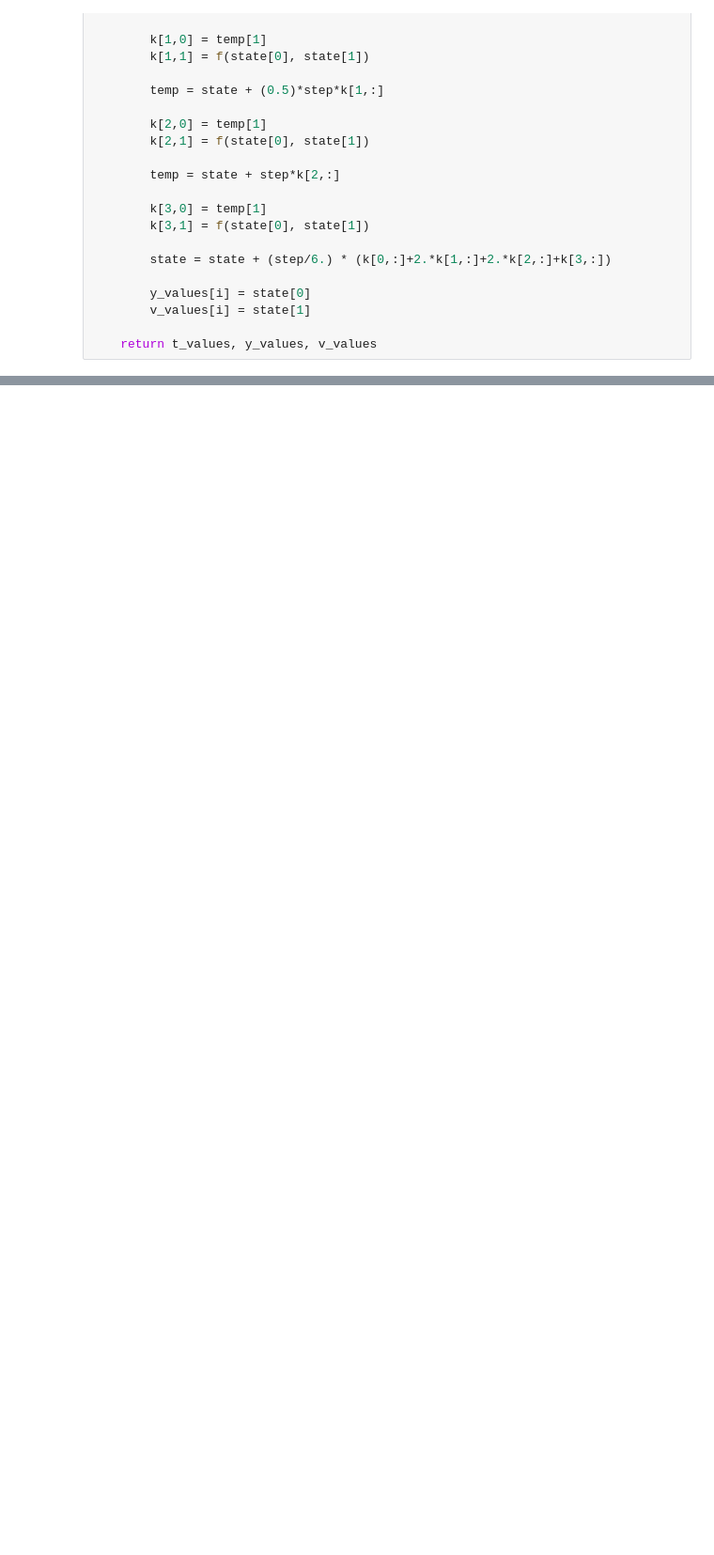
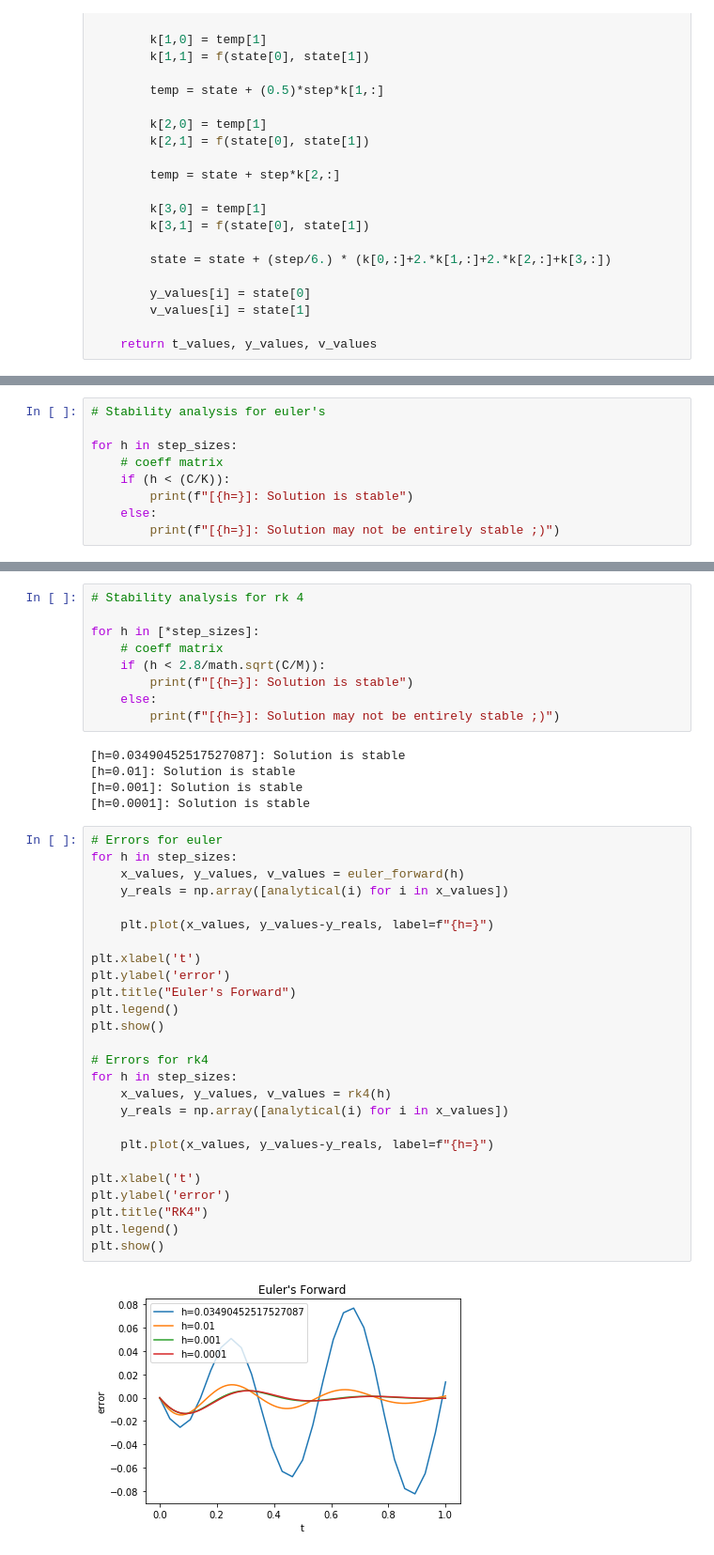
Before and after one commit to GYA-BAc/coe311k, a Jupyter notebook: finals/Part 1.ipynb, the cells around one changed output, grey strips where cells are left out. Shown at 94% size. Drawn from its saved outputs; the diff is of its cells as text; blank space fills up the shorter version.

```diff
--- a/finals/Part 1.ipynb
+++ b/finals/Part 1.ipynb
@@ -117,0 +201,9 @@ Text(0.5, 1.0, 'RK4')
+# %%
+# Stability analysis for euler's
+
+for h in step_sizes:
+    # coeff matrix
+    if (h < (C/K)):
+        print(f"[{h=}]: Solution is stable")
+    else:
+        print(f"[{h=}]: Solution may not be entirely stable ;)")
@@ -117,0 +215,42 @@ Text(0.5, 1.0, 'RK4')
+# %%
+# Stability analysis for rk 4
+
+for h in [*step_sizes]:
+    # coeff matrix
+    if (h < 2.8/math.sqrt(C/M)):
+        print(f"[{h=}]: Solution is stable")
+    else:
+        print(f"[{h=}]: Solution may not be entirely stable ;)")
+# %% [output]
+[h=0.03490452517527087]: Solution is stable
+[h=0.01]: Solution is stable
+[h=0.001]: Solution is stable
+[h=0.0001]: Solution is stable
+# %%
+# Errors for euler
+for h in step_sizes:
+    x_values, y_values, v_values = euler_forward(h)
+    y_reals = np.array([analytical(i) for i in x_values])
+
+    plt.plot(x_values, y_values-y_reals, label=f"{h=}")
+
+plt.xlabel('t')
+plt.ylabel('error')
+plt.title("Euler's Forward")
+plt.legend()
+plt.show()
+
+# Errors for rk4
+for h in step_sizes:
+    x_values, y_values, v_values = rk4(h)
+    y_reals = np.array([analytical(i) for i in x_values])
+
+    plt.plot(x_values, y_values-y_reals, label=f"{h=}")
+
+plt.xlabel('t')
+plt.ylabel('error')
+plt.title("RK4")
+plt.legend()
+plt.show()
+# %% [output]
+[figure, added]
```
Also changed, not shown: parts of 16 cells of this notebook.
